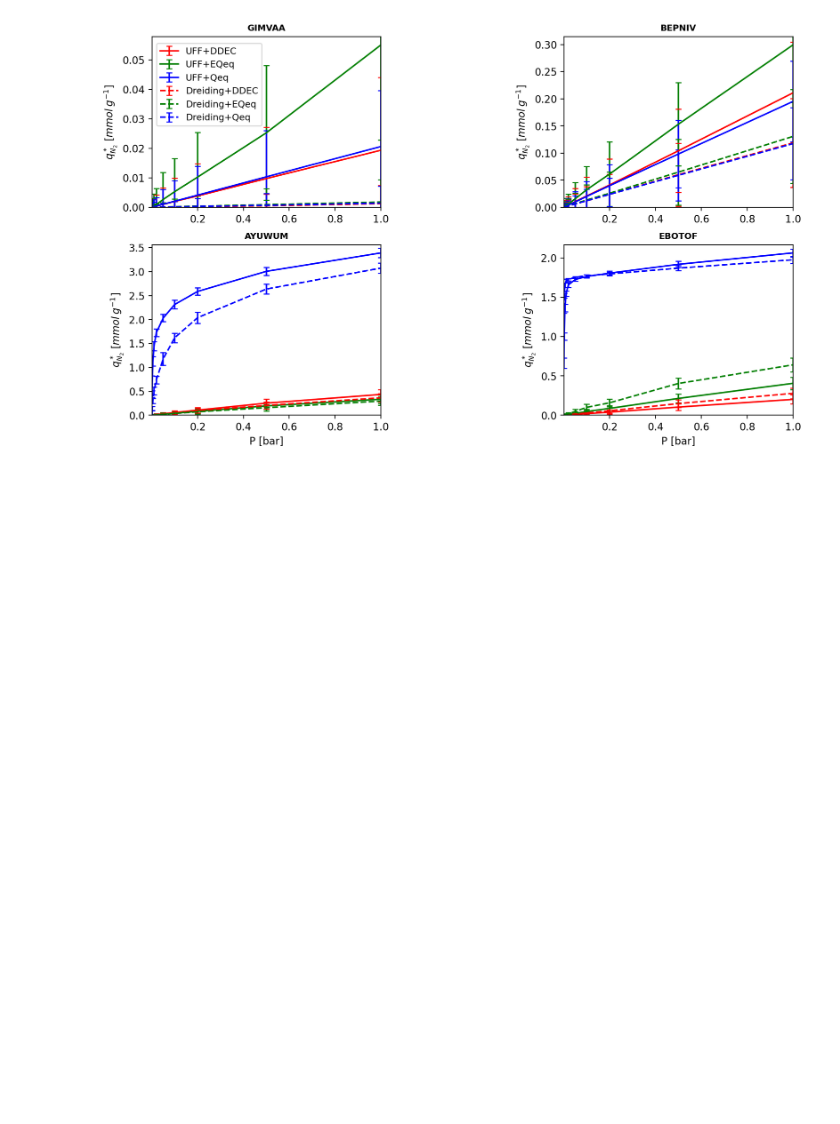
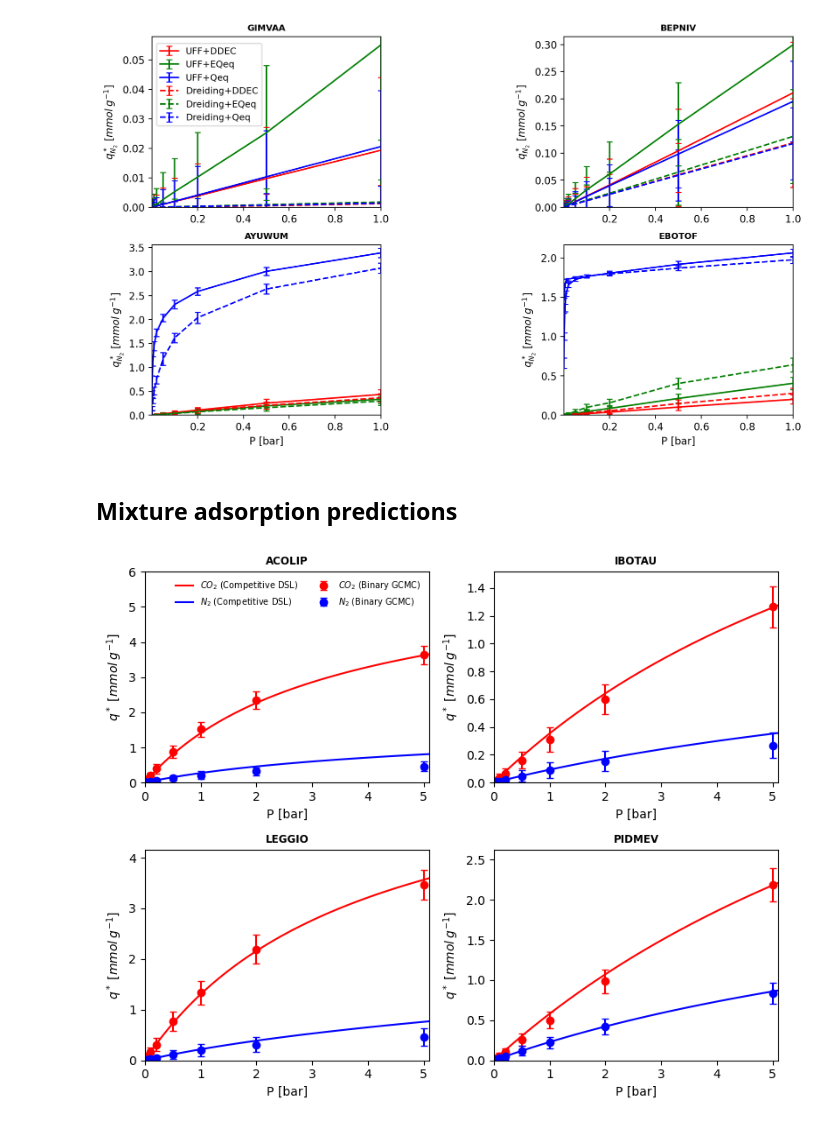
Before and after one commit to ConorNCleeton/uncertainty_screening_mofs, a Jupyter notebook: GCMC_exploratory_data_analysis/Exploratory_data_analysis.ipynb, the cells around one changed output. Saved outputs shown, nothing was run; the diff lists cells and outputs as text; code cells hidden in the pictures; blank space fills up the shorter version.

Commit message:
add mixture predictions

```diff
--- a/GCMC_exploratory_data_analysis/Exploratory_data_analysis.ipynb
+++ b/GCMC_exploratory_data_analysis/Exploratory_data_analysis.ipynb
@@ -12,7 +12,7 @@ import math
 
 # Get paths to data
 pwd = os.path.abspath(os.getcwd())           # present working directory
-results_dir = os.path.join(pwd,'GCMC_data')  # store of GCMC data for each material
+results_dir = os.path.join(pwd,'GCMC_data','SINGLE_ISOTHERMS')  # store of GCMC data for each material
 
 %matplotlib inline
 # %% [markdown]
@@ -819,3 +688,5 @@ plt.subplots_adjust(left=0.1,
 # plt.savefig('N2_examples_FF_failures.png', dpi=500)
 # %% [output]
 [figure]
+# %% [markdown]
+## Mixture adsorption predictions
@@ -821,0 +713,54 @@ plt.subplots_adjust(left=0.1,
+# %%
+# read in the DSL data for UFF + DDEC and mixture adsorption data
+dsl_data = pd.read_csv('../raw_data/UFF_DDEC_material_data.csv')
+# %%
+# materials with mixture data: ACOLIP, IBOTAU,  LEGGIO, PIDMEV, QAVWAN
+mix_MOFs = ['ACOLIP', 'IBOTAU',  'LEGGIO', 'PIDMEV']
+num_materials = len(mix_MOFs)
+
+cols = 2; rows = math.ceil(num_materials/cols)
+fig,ax = plt.subplots(rows,cols,figsize=(8,3.25*rows),dpi=100)
+l = 0
+next_researcher = 0
+
+# *********************************************************** CHOOSE TEMPERATURE ****************************************
+Temp = 323
+# ***********************************************************************************************************************
+for i in range(rows):
+    for j in range(cols):
+        if num_materials == l:
+            break
+        else:
+            material = mix_MOFs[next_researcher] # get dataframe for an individual ID (forcefield combination)
+
+            # Read in data
+            data = pd.read_csv('./GCMC_data/MIXTURE_ISOTHERMS/DDEC_{}_UFF_{}.csv'.format(material,Temp))
+            dsl_params = dsl_data[dsl_data['material']==material].iloc[0,3:15]
+            qCO2, qN2 = dsl(dsl_params[:6],dsl_params[6:],0.15,Temp,np.linspace(0,10,100))
+
+            # errorbar the data by temperature
+            ax[i][j].errorbar(data['# pressure[Pa]']/1e5,data['mean_volume_CO2[mol/kg]'],yerr=data['mean_error_CO2[mol/kg]'],fmt='or',capsize=3,label='$CO_2$ (Binary GCMC)')
+            ax[i][j].errorbar(data['# pressure[Pa]']/1e5,data['mean_volume_N2[mol/kg]'],yerr=data['mean_error_N2[mol/kg]'],fmt='ob',capsize=3,label='$N_2$ (Binary GCMC)')
+
+            ax[i][j].plot(np.linspace(0,10,100),qCO2,'-r',label='$CO_2$ (Competitive DSL)')
+            ax[i][j].plot(np.linspace(0,10,100),qN2,'-b',label='$N_2$ (Competitive DSL)')
+
+            ax[i][j].grid(b='none')
+            # ax[i][j].set_xlim(left=0.001,right=1)
+            ax[i][j].set_title(material,fontweight="bold", size=8.5)
+            ax[i][j].grid()
+            ax[i][j].set(xlabel='P [bar]',ylabel='$q^*$ [$mmol \: g^{-1}$]')
+            ax[i][j].set_xlim([0, 5.1])
+            ax[i][j].set_ylim([0, np.max(data['mean_volume_CO2[mol/kg]'][:-1])*1.2])
+            # low_P_data = CO2_data[CO2_data['Pressure(Pa)']<1e6]
+            # L_lim = np.max(low_P_data['Loading(mmol/g)'])*1.05 # for determining a common y-axis limit for every graph
+            # ax[i][j].set_ylim([0, L_lim])
+            next_researcher +=1
+        l += 1
+ax[0][0].set_ylim([0, 6])
+ax[0][0].legend(frameon=False,ncol=2,fontsize=7)
+fig.tight_layout()
+
+# plt.savefig('DSL_mix_validation.png',dpi=500)
+# %% [output]
+[figure, added]
```
Also changed, not shown: parts of 5 cells of this notebook.
